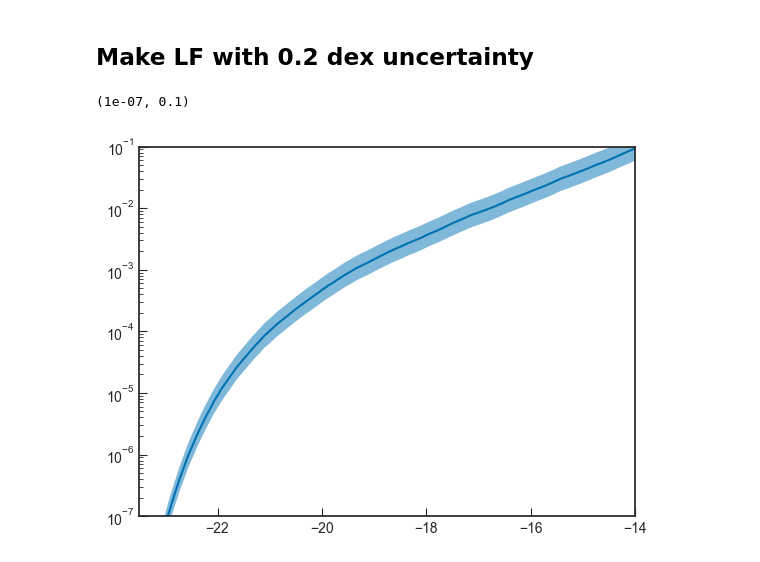
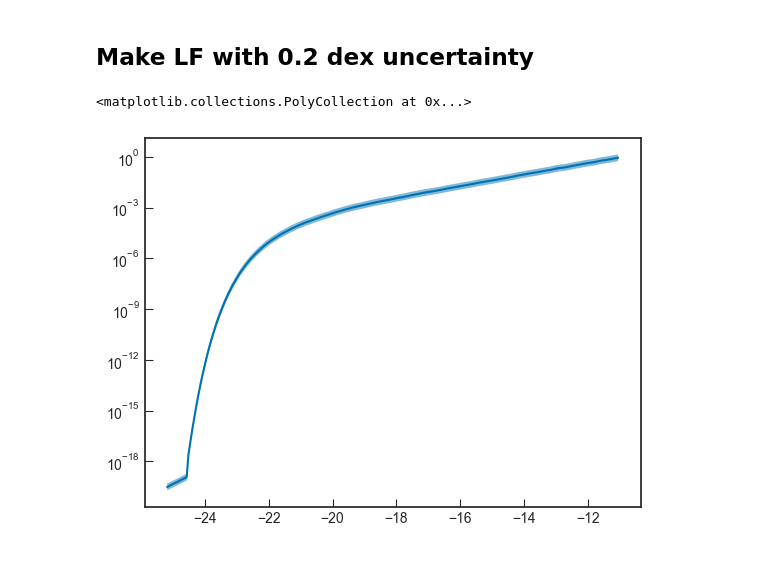
Before and after one commit to amora250/SAO-REU2020, a Jupyter notebook: CODE/test_model_uncertainty.ipynb, the cells around one changed output. Saved outputs shown, nothing was run; the diff lists cells and outputs as text; code cells hidden in the pictures.

```diff
--- a/CODE/test_model_uncertainty.ipynb
+++ b/CODE/test_model_uncertainty.ipynb
@@ -28,3 +30,4 @@ model_dir = os.environ['LYA_DATA_DIR']+'data/models/'
 UVLF_dir  = model_dir+'MTT15_UVLF/LF_pred/'
 
 LF_tab = LF.load_uvf_pandas(UVLF_dir+'LF_pred_z6.8.txt')
+LF_tab = LF_tab[LF_tab.Muv < -11]
@@ -33,13 +50,10 @@ LF_tab = LF.load_uvf_pandas(UVLF_dir+'LF_pred_z6.8.txt')
 # %%
 log_ndens_sigma = 0.2
 ndens_l = 10**(np.log10(LF_tab['ndens']) - log_ndens_sigma)
 ndens_u = 10**(np.log10(LF_tab['ndens']) + log_ndens_sigma)
 
 plt.semilogy(LF_tab['Muv'], LF_tab['ndens'])
 plt.fill_between(LF_tab['Muv'], ndens_l, ndens_u, alpha=0.5)
-
-plt.xlim(-23.5,-14)
-plt.ylim(1e-7, 1e-1)
 # %% [output]
-(1e-07, 0.1)
+<matplotlib.collections.PolyCollection at 0x...>
-[figure, old version]
+[figure, new version]
```
Also changed, not shown: parts of 16 cells of this notebook.
